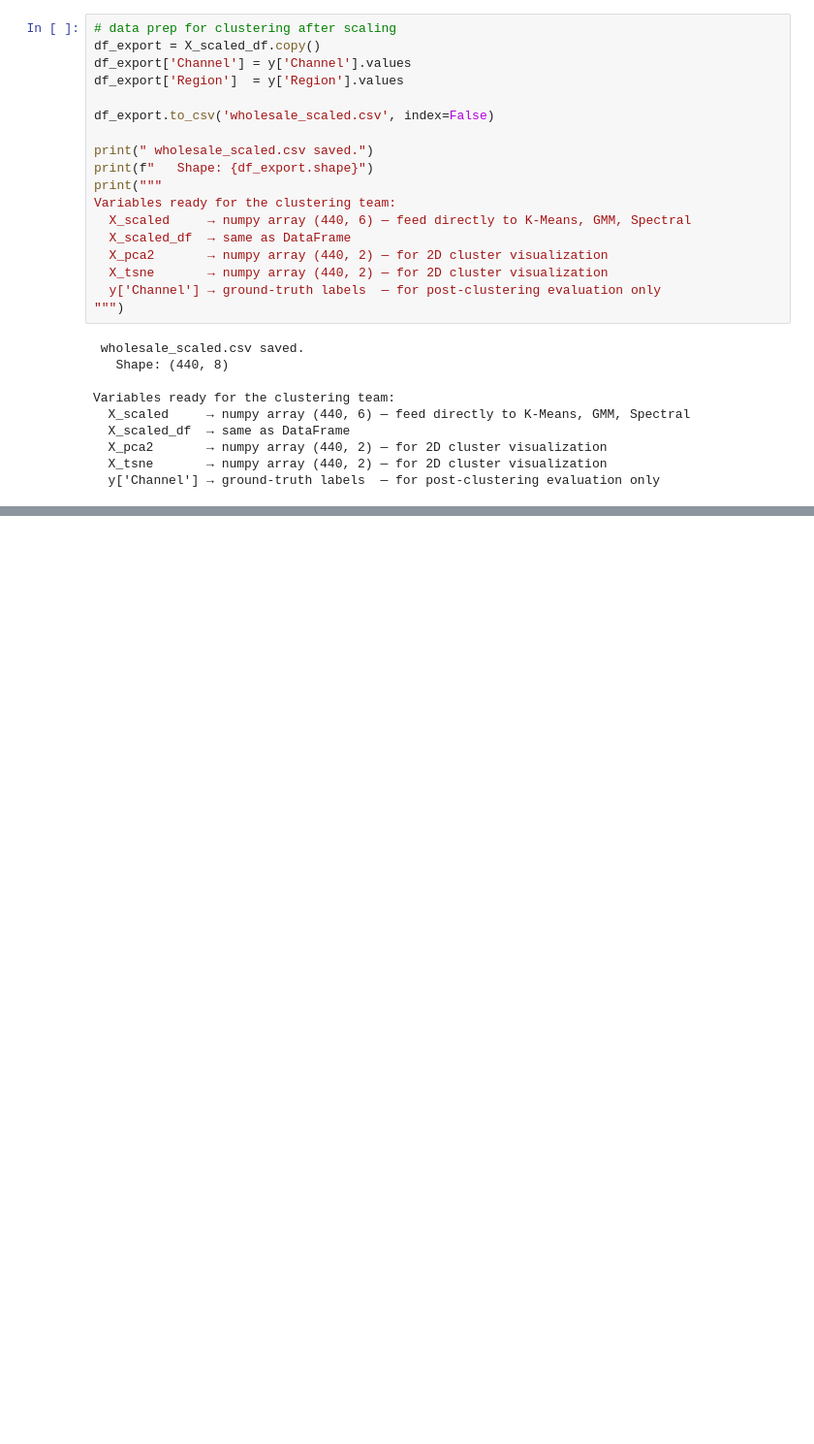
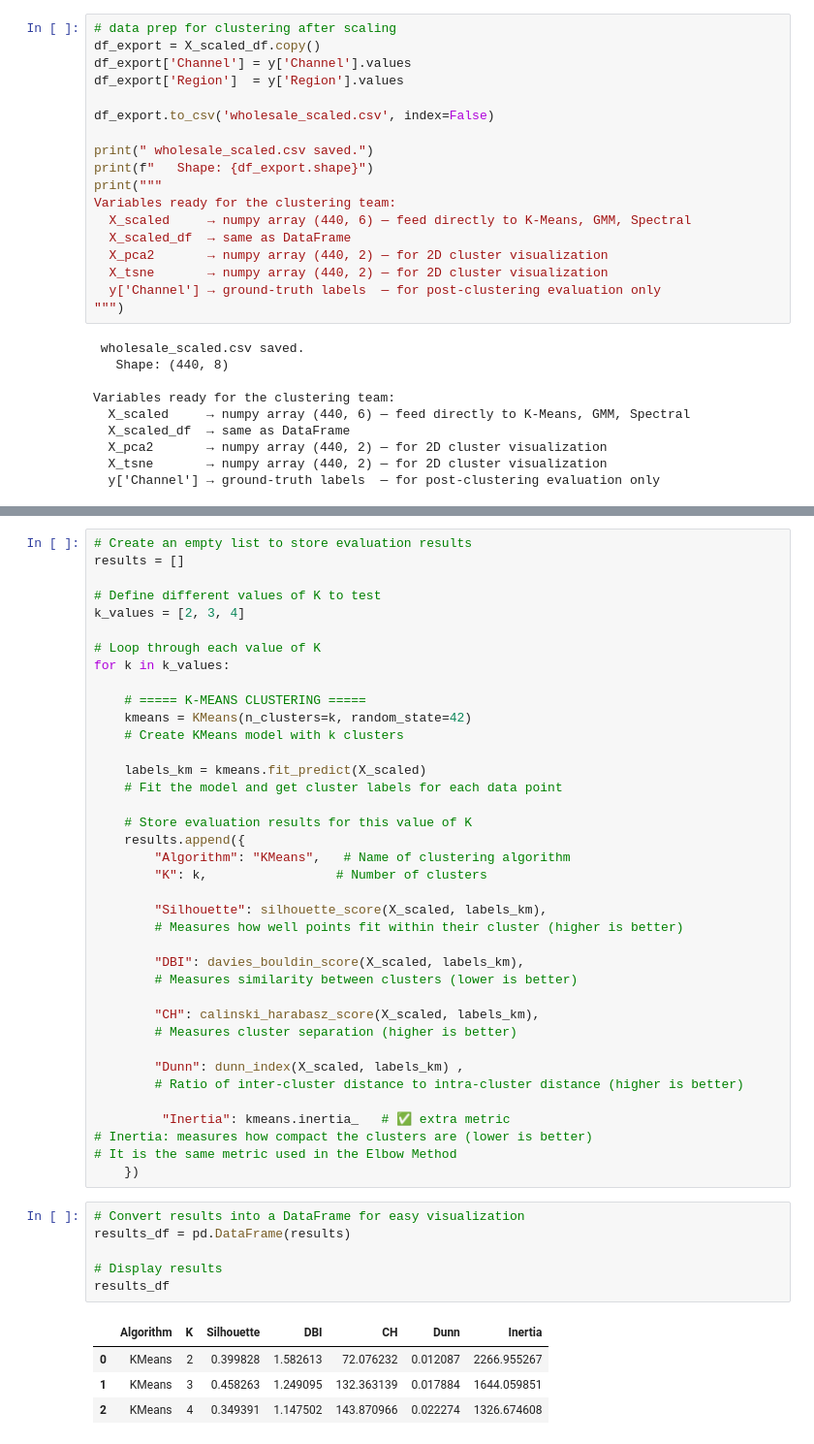
Before and after one commit to gannahisham/aml-clustering-project, a Jupyter notebook: AML1.ipynb, the cells around one changed output, grey strips where cells are left out. Shown at 97% size. Saved outputs shown, nothing was run; the diff lists cells and outputs as text; blank space fills up the shorter version.

```diff
--- a/AML1.ipynb
+++ b/AML1.ipynb
@@ -429,0 +644,49 @@ Variables ready for the clustering team:
+# %%
+# Create an empty list to store evaluation results
+results = []
+
+# Define different values of K to test
+k_values = [2, 3, 4]
+
+# Loop through each value of K
+for k in k_values:
+
+    # ===== K-MEANS CLUSTERING =====
+    kmeans = KMeans(n_clusters=k, random_state=42)
+    # Create KMeans model with k clusters
+
+    labels_km = kmeans.fit_predict(X_scaled)
+    # Fit the model and get cluster labels for each data point
+
+    # Store evaluation results for this value of K
+    results.append({
+        "Algorithm": "KMeans",   # Name of clustering algorithm
+        "K": k,                 # Number of clusters
+
+        "Silhouette": silhouette_score(X_scaled, labels_km),
+        # Measures how well points fit within their cluster (higher is better)
+
+        "DBI": davies_bouldin_score(X_scaled, labels_km),
+        # Measures similarity between clusters (lower is better)
+
+        "CH": calinski_harabasz_score(X_scaled, labels_km),
+        # Measures cluster separation (higher is better)
+
+        "Dunn": dunn_index(X_scaled, labels_km) ,
+        # Ratio of inter-cluster distance to intra-cluster distance (higher is better)
+
+         "Inertia": kmeans.inertia_   # ✅ extra metric
+# Inertia: measures how compact the clusters are (lower is better)
+# It is the same metric used in the Elbow Method
+    })
+# %%
+# Convert results into a DataFrame for easy visualization
+results_df = pd.DataFrame(results)
+
+# Display results
+results_df
+# %% [output]
+|  | Algorithm | K | Silhouette | DBI | CH | Dunn | Inertia |
+| 0 | KMeans | 2 | 0.399828 | 1.582613 | 72.076232 | 0.012087 | 2266.955267 |
+| 1 | KMeans | 3 | 0.458263 | 1.249095 | 132.363139 | 0.017884 | 1644.059851 |
+| 2 | KMeans | 4 | 0.349391 | 1.147502 | 143.870966 | 0.022274 | 1326.674608 |
```
Also changed, not shown: parts of 10 cells of this notebook.
